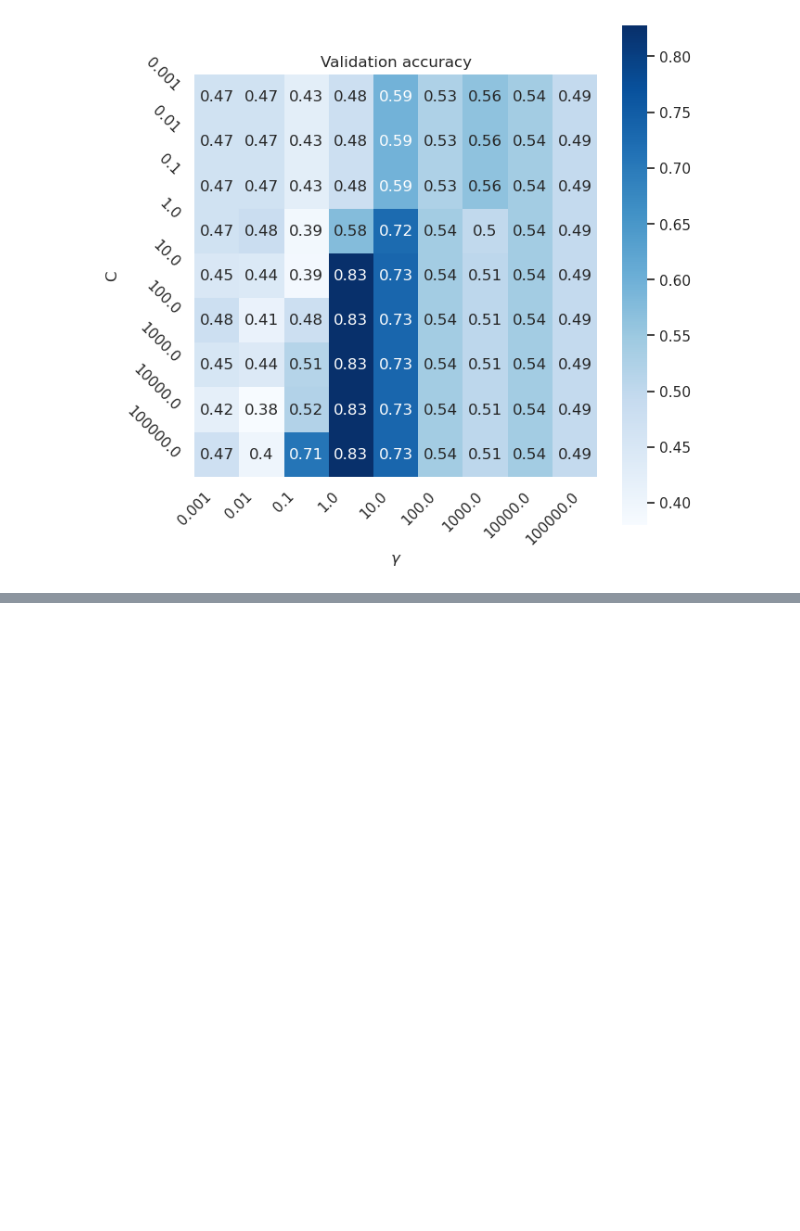
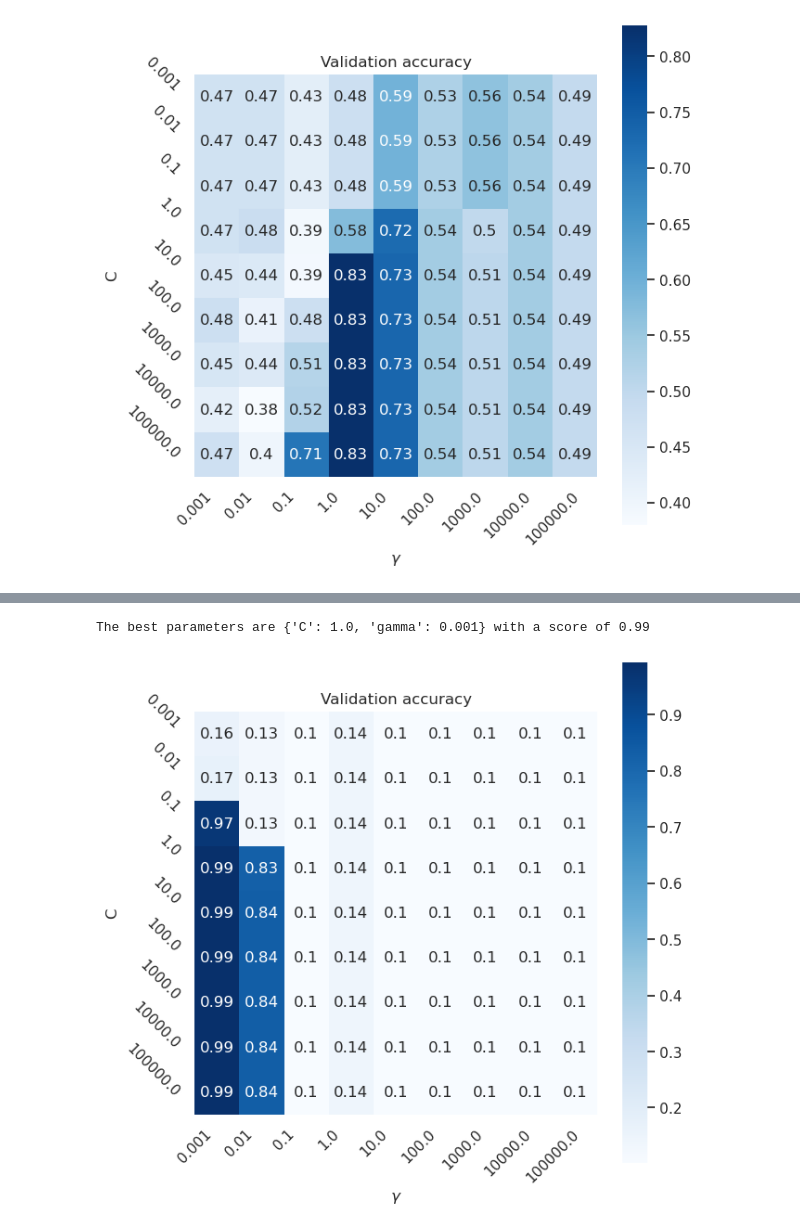
Before and after one commit to MORTAZAD66/ML_Practice, a Jupyter notebook: SVM/7-SVM_Demo.ipynb, the cells around one changed output, grey strips where cells are left out. Saved outputs shown, nothing was run; the diff lists cells and outputs as text; code cells hidden in the pictures; blank space fills up the shorter version.

```diff
--- a/SVM/7-SVM_Demo.ipynb
+++ b/SVM/7-SVM_Demo.ipynb
@@ -457,0 +500,39 @@ plt.show()
+# %%
+from sklearn.datasets import load_digits
+
+digits = load_digits()
+X, y = digits.data, digits.target
+
+# 1: split data to train and validation
+cv = StratifiedKFold(n_splits=5, shuffle=True, random_state=42)
+
+# 2: specify range of hyper-parameters
+C_range = np.logspace(-3, 5, 9)         # 1e-3, 1e-2, 1e-1, 1e0, 1e1, 1e2, 1e3, 1e4, 1e5
+gamma_range = np.logspace(-3, 5, 9)     # 1e-3, 1e-2, 1e-1, 1e0, 1e1, 1e2, 1e3, 1e4, 1e5
+param_grid = dict(gamma=gamma_range, C=C_range)
+
+# 3: create classifier
+grid = GridSearchCV(SVC(decision_function_shape='ovr'), param_grid=param_grid, cv=cv)
+
+# 4: Train
+grid.fit(X, y)
+
+print("The best parameters are %s with a score of %0.2f" % (grid.best_params_, grid.best_score_))
+# %% [output]
+The best parameters are {'C': 1.0, 'gamma': 0.001} with a score of 0.99
+# %%
+scores = grid.cv_results_['mean_test_score'].reshape(len(C_range), len(gamma_range))
+
+plt.figure(figsize=(7, 7))
+
+# Draw heatmap of the validation accuracy as a function of gamma and C
+sns.heatmap(scores, annot=True, cmap='Blues', square=True)
+
+plt.xlabel('$\gamma$')
+plt.ylabel('C')
+plt.xticks(np.arange(len(gamma_range)), gamma_range, rotation=45)
+plt.yticks(np.arange(len(C_range)), C_range, rotation=-45)
+plt.title('Validation accuracy')
+plt.show()
+# %% [output]
+[figure, added]
```
Also changed, not shown: parts of 4 cells of this notebook.
